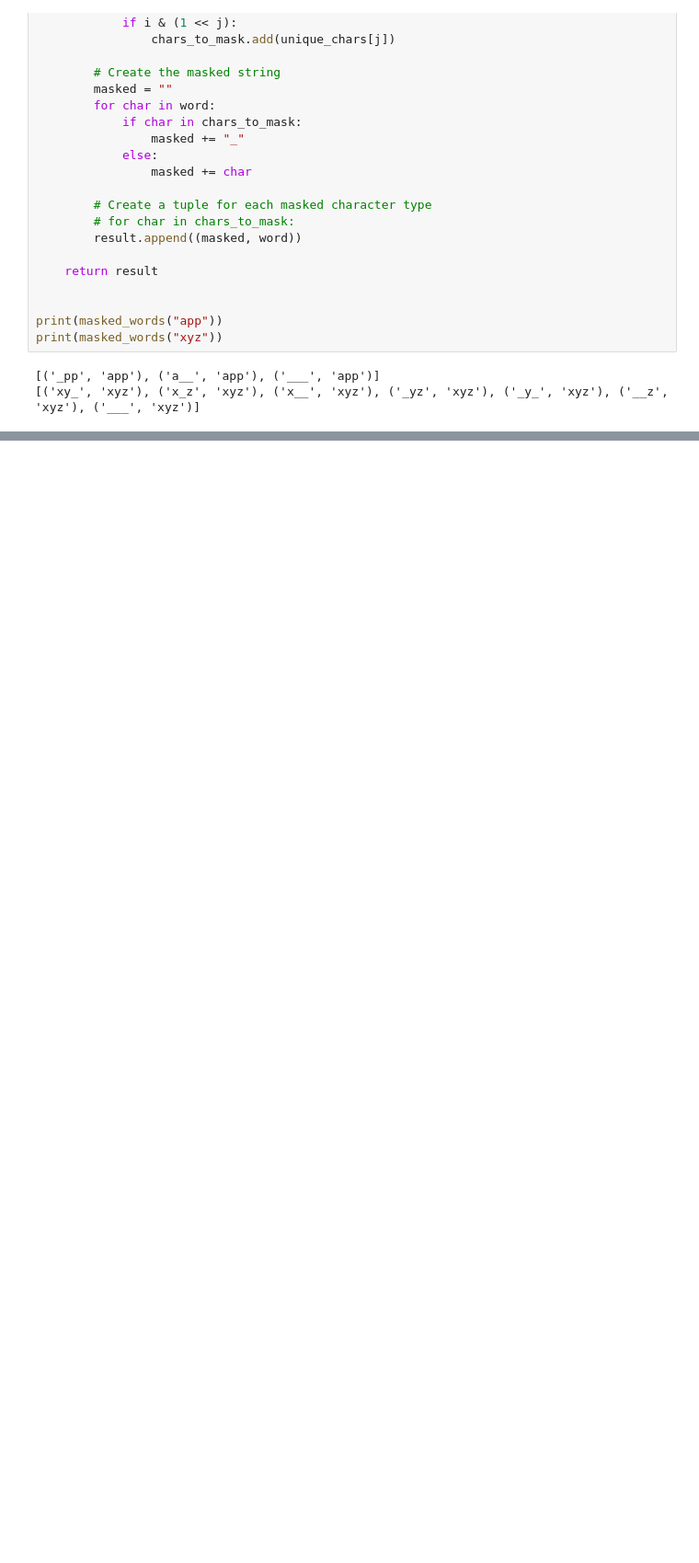
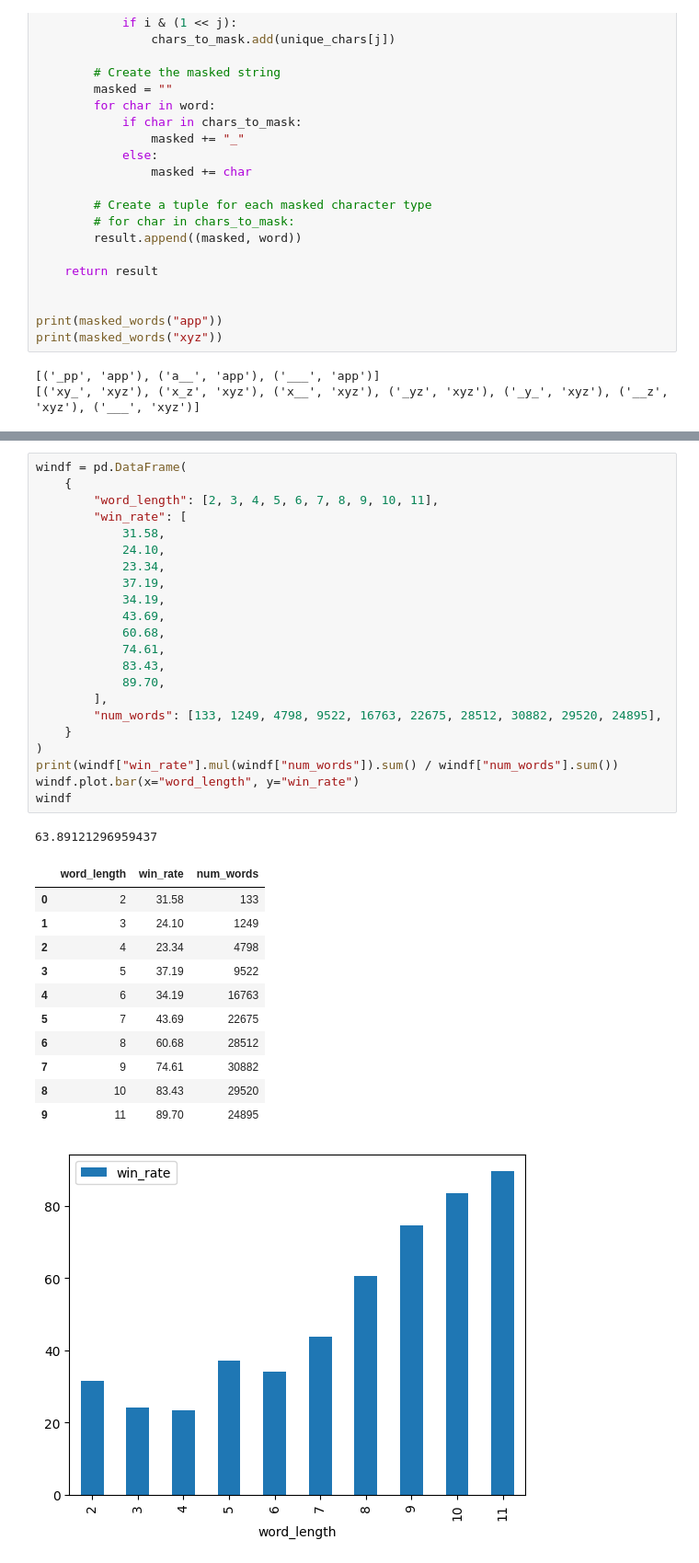
Before and after one commit to cweill/transformer-hangman-solver, a Jupyter notebook: hangman.ipynb, the cells around one changed output, grey strips where cells are left out. Shown at 92% size. Cells and saved outputs as stored; diff of their text form; blank space fills up the shorter version.

Commit message:
Getting 60%+ win rate now.

```diff
--- a/hangman.ipynb
+++ b/hangman.ipynb
@@ -338,0 +404,36 @@ masked_word _hu ['a', 'o', 'e', 'i', 'u', 'h']
+# %%
+windf = pd.DataFrame(
+    {
+        "word_length": [2, 3, 4, 5, 6, 7, 8, 9, 10, 11],
+        "win_rate": [
+            31.58,
+            24.10,
+            23.34,
+            37.19,
+            34.19,
+            43.69,
+            60.68,
+            74.61,
+            83.43,
+            89.70,
+        ],
+        "num_words": [133, 1249, 4798, 9522, 16763, 22675, 28512, 30882, 29520, 24895],
+    }
+)
+print(windf["win_rate"].mul(windf["num_words"]).sum() / windf["num_words"].sum())
+windf.plot.bar(x="word_length", y="win_rate")
+windf
+# %% [output]
+63.89121296959437
+|  | word_length | win_rate | num_words |
+| 0 | 2 | 31.58 | 133 |
+| 1 | 3 | 24.10 | 1249 |
+| 2 | 4 | 23.34 | 4798 |
+| 3 | 5 | 37.19 | 9522 |
+| 4 | 6 | 34.19 | 16763 |
+| 5 | 7 | 43.69 | 22675 |
+| 6 | 8 | 60.68 | 28512 |
+| 7 | 9 | 74.61 | 30882 |
+| 8 | 10 | 83.43 | 29520 |
+| 9 | 11 | 89.70 | 24895 |
+[figure, added]
```
Also changed, not shown: parts of 14 cells of this notebook, 3 other files.
